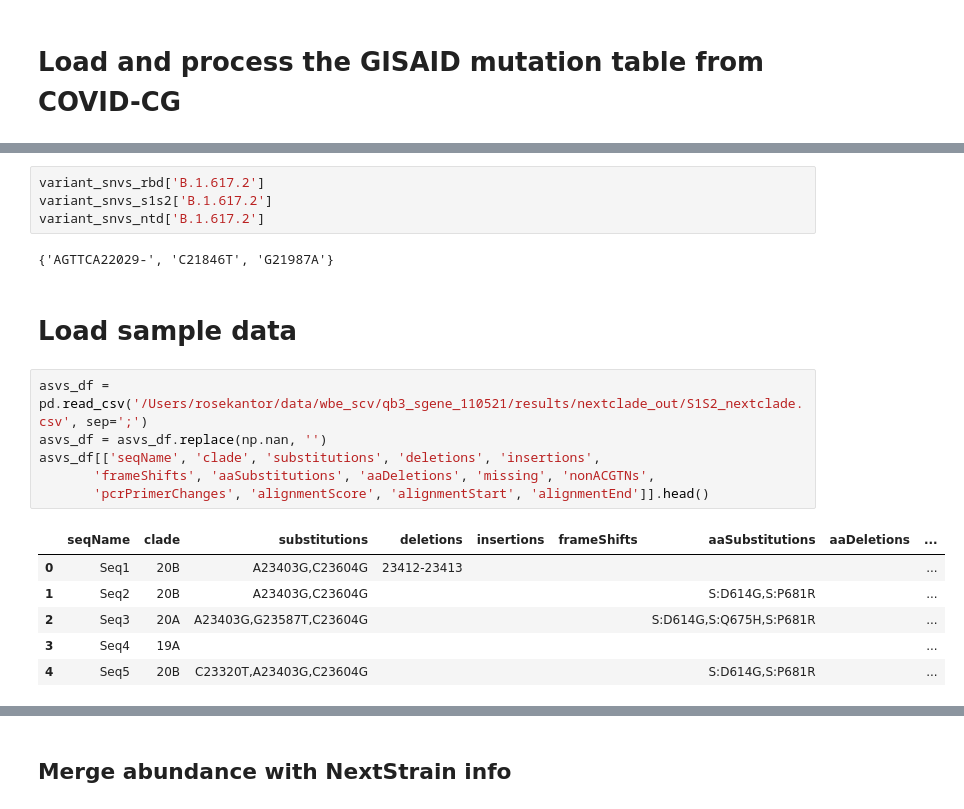
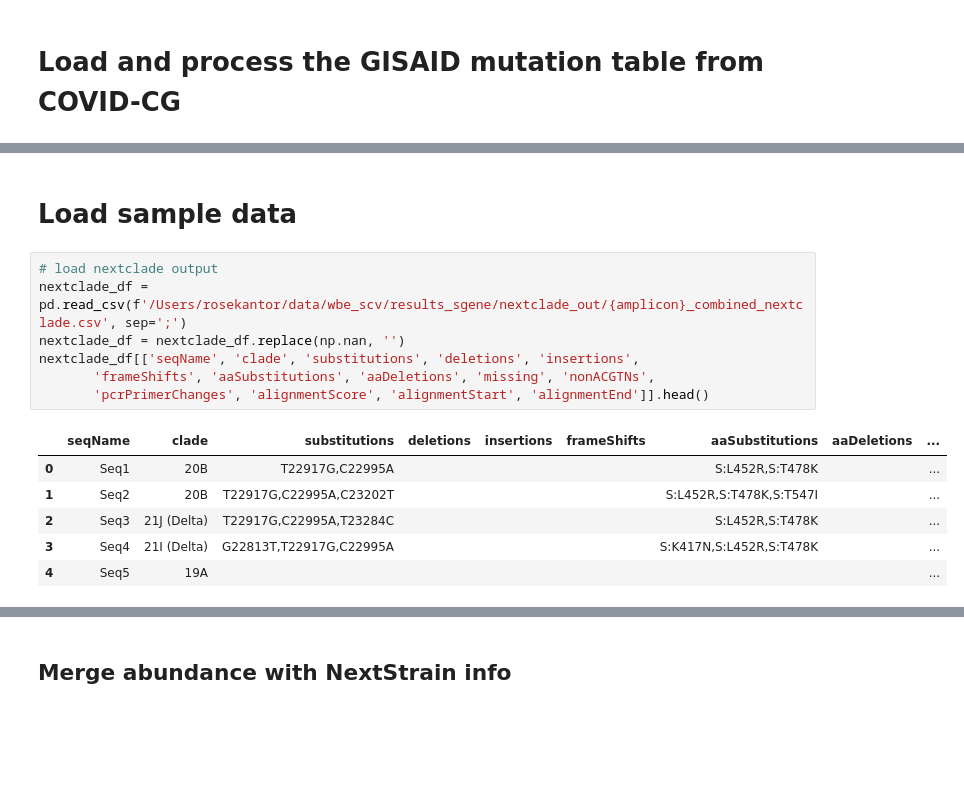
Before and after one commit to rosekantor/wbe_sarscov2_sequencing, a Jupyter notebook: analysis_sgene.ipynb, the cells around one changed output, grey strips where cells are left out. Saved outputs shown, nothing was run; the diff lists cells and outputs as text; blank space fills up the shorter version.

```diff
--- a/analysis_sgene.ipynb
+++ b/analysis_sgene.ipynb
@@ -130,21 +132,16 @@ for variant in data:
-# %%
-variant_snvs_rbd['B.1.617.2']
-variant_snvs_s1s2['B.1.617.2']
-variant_snvs_ntd['B.1.617.2']
-# %% [output]
-{'AGTTCA22029-', 'C21846T', 'G21987A'}
 # %% [markdown]
 # Load sample data
 # %%
-asvs_df = pd.read_csv('/Users/rosekantor/data/wbe_scv/qb3_sgene_110521/results/nextclade_out/S1S2_nextclade.csv', sep=';')
-asvs_df = asvs_df.replace(np.nan, '')
-asvs_df[['seqName', 'clade', 'substitutions', 'deletions', 'insertions',
+# load nextclade output
+nextclade_df = pd.read_csv(f'/Users/rosekantor/data/wbe_scv/results_sgene/nextclade_out/{amplicon}_combined_nextclade.csv', sep=';')
+nextclade_df = nextclade_df.replace(np.nan, '')
+nextclade_df[['seqName', 'clade', 'substitutions', 'deletions', 'insertions',
        'frameShifts', 'aaSubstitutions', 'aaDeletions', 'missing', 'nonACGTNs',
        'pcrPrimerChanges', 'alignmentScore', 'alignmentStart', 'alignmentEnd']].head()
 # %% [output]
 |  | seqName | clade | substitutions | deletions | insertions | frameShifts | aaSubstitutions | aaDeletions | ... |
-| 0 | Seq1 | 20B | A23403G,C23604G | 23412-23413 |  |  |  |  | ... |
-| 1 | Seq2 | 20B | A23403G,C23604G |  |  |  | S:D614G,S:P681R |  | ... |
-| 2 | Seq3 | 20A | A23403G,G23587T,C23604G |  |  |  | S:D614G,S:Q675H,S:P681R |  | ... |
-| 3 | Seq4 | 19A |  |  |  |  |  |  | ... |
-| 4 | Seq5 | 20B | C23320T,A23403G,C23604G |  |  |  | S:D614G,S:P681R |  | ... |
+| 0 | Seq1 | 20B | T22917G,C22995A |  |  |  | S:L452R,S:T478K |  | ... |
+| 1 | Seq2 | 20B | T22917G,C22995A,C23202T |  |  |  | S:L452R,S:T478K,S:T547I |  | ... |
+| 2 | Seq3 | 21J (Delta) | T22917G,C22995A,T23284C |  |  |  | S:L452R,S:T478K |  | ... |
+| 3 | Seq4 | 21I (Delta) | G22813T,T22917G,C22995A |  |  |  | S:K417N,S:L452R,S:T478K |  | ... |
+| 4 | Seq5 | 19A |  |  |  |  |  |  | ... |
```
Also changed, not shown: parts of 62 cells of this notebook, 2 other files.
